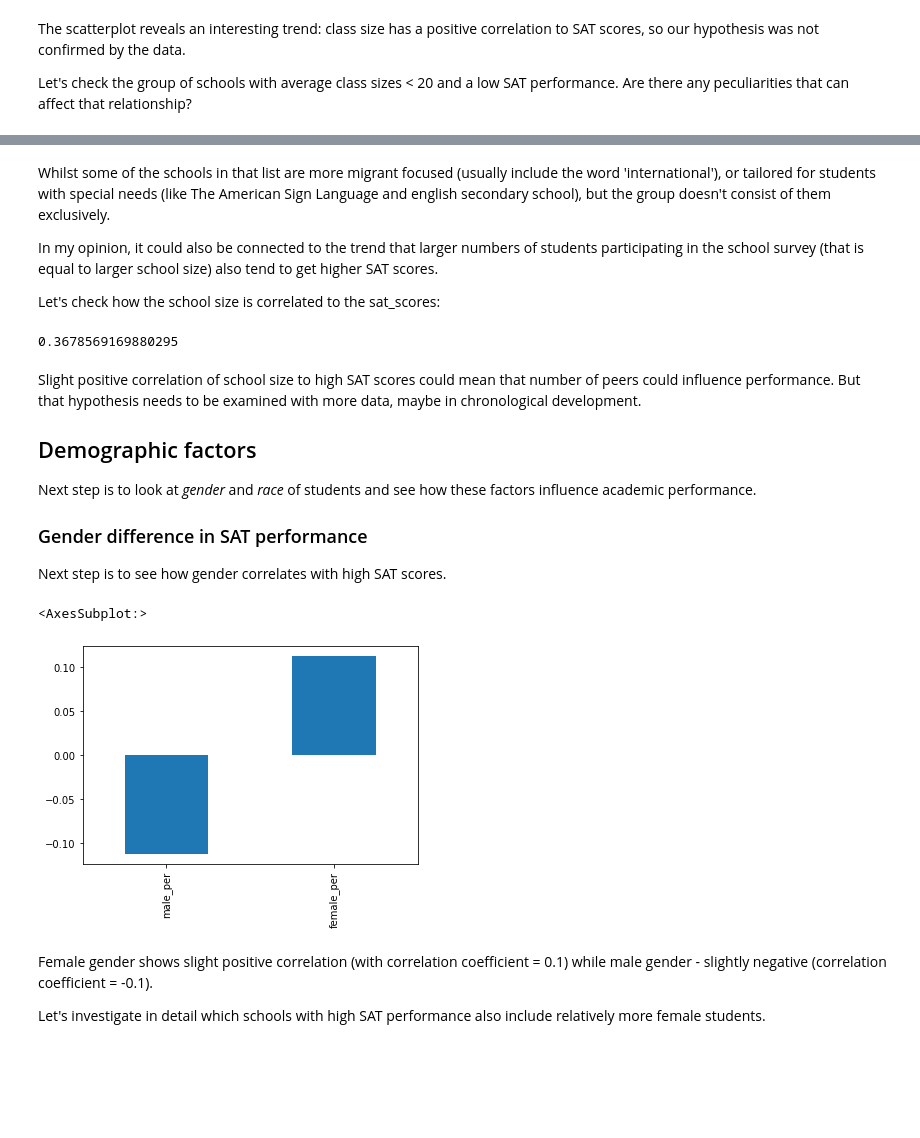
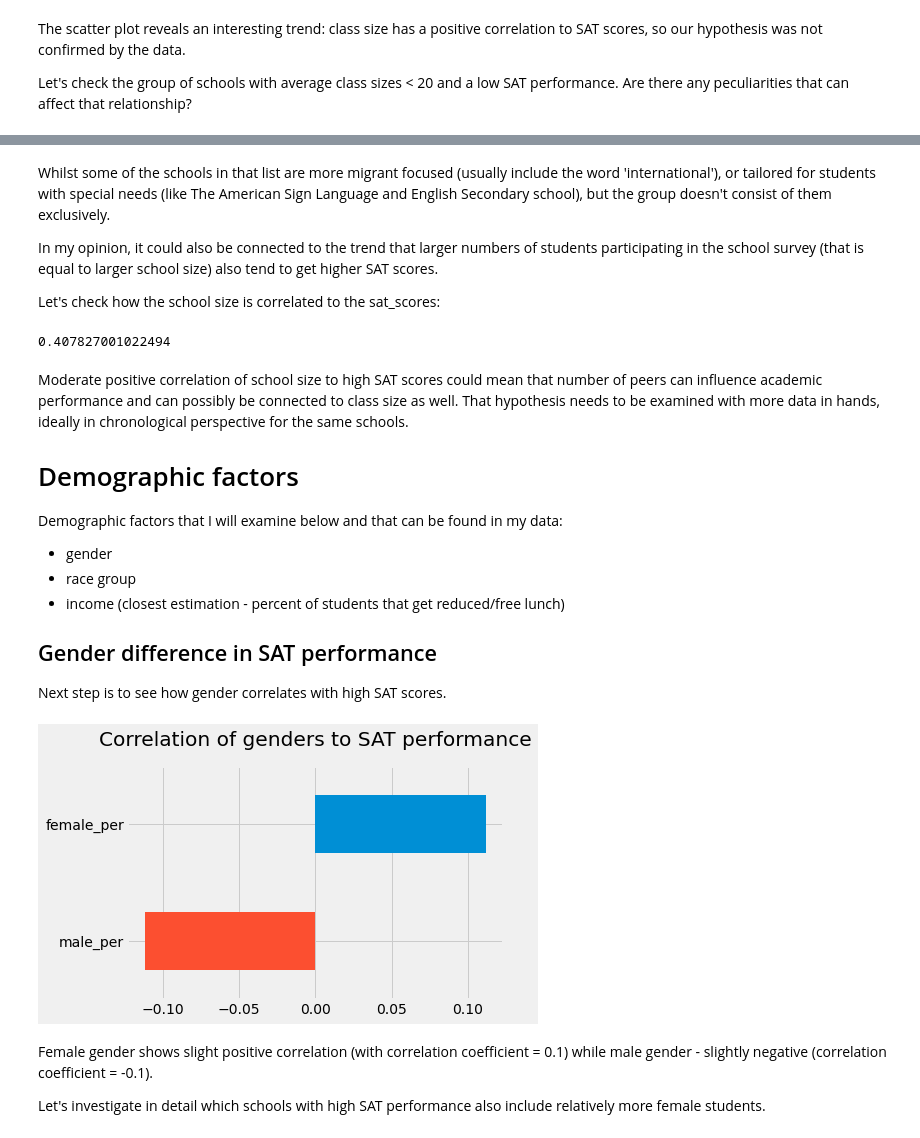
Before and after one commit to kafka-polka-dot/jupyter_projects, a Jupyter notebook: SAT_scores/SAT_scores_analysis.ipynb, the cells around one changed output, grey strips where cells are left out. Drawn from its saved outputs; the diff is of its cells as text; code cells hidden in the pictures; blank space fills up the shorter version.

```diff
--- a/SAT_scores/SAT_scores_analysis.ipynb
+++ b/SAT_scores/SAT_scores_analysis.ipynb
@@ -204,7 +279,0 @@ In the merged dataset there are 160 columns now. Most of them won't be used for
-# %%
-# delete columns
-num_col_1 = [11, 12, 13, 35, 37, 38, 40, 41]
-combined = combined.drop(combined.columns[num_col_1], axis=1)
-combined = combined.drop(combined.columns[37:51], axis=1)
-combined = combined.drop(combined.columns[107:133], axis=1)
-combined.info()
@@ -217 +280,4 @@ memory usage: 309.1+ KB
+# %%
+# delete columns
+combined = combined[top_list]
 # %% [markdown]
@@ -269,10 +340,16 @@ AP tests seem to correlate significantly *less* to other factors. Let's examine
 # %%
-combined['ap_per'] = combined['AP Test Takers ']/combined['total_enrollment']
-# create scatterplot
-combined.plot('ap_per', 'sat_score', kind='scatter', title='% AP tests vs SAT scores')
+combined['ap_per'] = combined['AP Test Takers ']/combined['total_students']
 
-# add trendline
+# create scatter plot
+combined.plot('ap_per', 'sat_score', kind='scatter')
+plt.xlabel('Percentage of AP test takers')
+plt.ylabel('SAT score')
+plt.title('% of students taking AP tests vs SAT scores', pad=20)
+
+#add trendline
 z = np.polyfit(combined['ap_per'], combined['sat_score'], 1)
 p = np.poly1d(z)
-plt.plot(combined['ap_per'],p(combined['ap_per']),'r--')
+plt.plot(combined['ap_per'], p(combined['ap_per']), 'r--', linewidth=0.8)
+
+plt.show()
 # %% [output]
@@ -553,5 +645,5 @@ plt.plot(combined['AVERAGE CLASS SIZE'], p(combined['AVERAGE CLASS SIZE']), 'r--
 # %% [markdown]
-The scatterplot reveals an interesting trend: class size has a positive correlation to SAT scores, so our hypothesis was not confirmed by the data.
+The scatter plot reveals an interesting trend: class size has a positive correlation to SAT scores, so our hypothesis was not confirmed by the data.
 
 Let's check the group of schools with average class sizes < 20 and a low SAT performance. Are there any peculiarities that can affect that relationship?
 # %%
@@ -575,32 +667,45 @@ combined[(combined['AVERAGE CLASS SIZE']<20)&(combined['sat_score']<1200)]['SCHO
 297                   FLUSHING INTERNATIONAL HIGH SCHOOL
 Name: SCHOOL NAME, dtype: object
 # %% [markdown]
-Whilst some of the schools in that list are more migrant focused (usually include the word 'international'), or tailored for students with special needs (like The American Sign Language and english secondary school), but the group doesn't consist of them exclusively.
+Whilst some of the schools in that list are more migrant focused (usually include the word 'international'), or tailored for students with special needs (like The American Sign Language and English Secondary school), but the group doesn't consist of them exclusively.
 
 In my opinion, it could also be connected to the trend that larger numbers of students participating in the school survey (that is equal to larger school size) also tend to get higher SAT scores.
 
 Let's check how the school size is correlated to the sat_scores:
 # %%
-combined.corr()['sat_score']['total_enrollment']
+combined.corr()['sat_score']['total_students']
 # %% [output]
-0.3678569169880295
+0.407827001022494
 # %% [markdown]
-Slight positive correlation of school size to high SAT scores could mean that number of peers could influence performance. But that hypothesis needs to be examined with more data, maybe in chronological development.
+Moderate positive correlation of school size to high SAT scores could mean that number of peers can influence academic performance and can possibly be connected to class size as well.
+That hypothesis needs to be examined with more data in hands, ideally in chronological perspective for the same schools.
 
-## Demographic factors
+# Demographic factors
 
-Next step is to look at *gender* and *race* of students and see how these factors influence academic performance.
+Demographic factors that I will examine below and that can be found in my data:
+ - gender
+ - race group
+ - income (closest estimation - percent of students that get reduced/free lunch)
 
 
-### Gender difference in SAT performance
+## Gender difference in SAT performance
 
 Next step is to see how gender correlates with high SAT scores.
 # %%
 # create bar plot on gender vs SAT scores correlation
-combined.corr()['sat_score'][['male_per', 'female_per']].plot.bar()
+correlation = combined.corr()['sat_score'][['male_per', 'female_per']]
+
+# create a mask
+negative = correlation < 0
+
+plt.figure()
+
+# plot horizontal bar chart
+correlation.plot.barh(color = negative.map({True: '#fc4f30', False:'#008fd5'}))
+plt.title('Correlation of genders to SAT performance', pad=20)
+plt.show()
 # %% [output]
-<AxesSubplot:>
-[figure, old version]
+[figure, new version]
 # %% [markdown]
 Female gender shows slight positive correlation (with correlation coefficient = 0.1) while male gender - slightly negative (correlation coefficient = -0.1).
 
```
Also changed, not shown: parts of 84 cells of this notebook.
